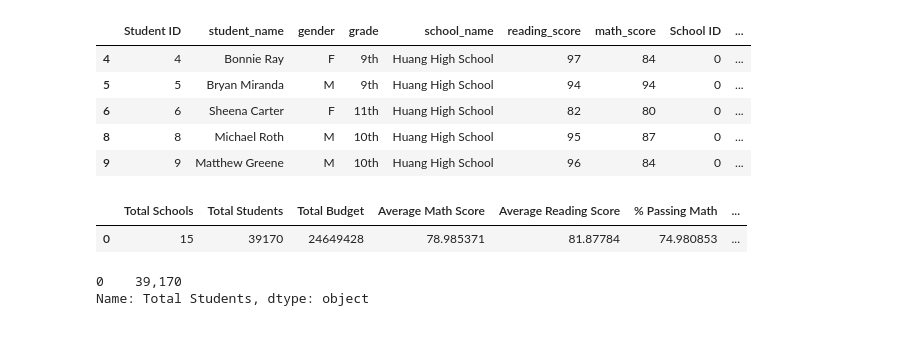
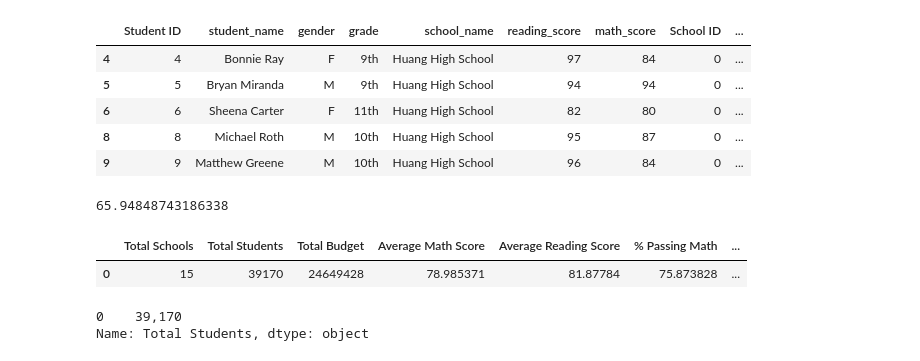
Before and after one commit to ashlemercer/School_District_Analysis, a Jupyter notebook: PyCitySchools_Challenge.ipynb, the cells around one changed output. Cells and saved outputs as stored; diff of their text form; code cells hidden in the pictures.

Commit message:
Step 4 in challenge.

```diff
--- a/PyCitySchools_Challenge.ipynb
+++ b/PyCitySchools_Challenge.ipynb
@@ -173,0 +205,6 @@ average_math_score
+# %%
+# STEP 2:
+
+# Subtract the number of Thomas High 9th Graders from Total Student Count
+new_total_student_count = student_count - Thomp_Total_9th
+print(new_total_student_count)
@@ -199,3 +238,16 @@ passing_math_count = passing_math["student_name"].count()
 
 # Calculate the number of students passing reading.
 passing_reading_count = passing_reading["student_name"].count()
+# %%
+# Deliverable 2
+
+# STEP 3: EXLUDES THOMAS HIGH 9TH GRADERS
+
+# Calculate NEW percent that passed math.
+new_passing_math_percentage = passing_math_count/(new_total_student_count) *100
+
+# Calculate NEW percent that passed reading.
+new_passing_reading_percentage = passing_reading_count/(new_total_student_count) *100
+
+print(new_passing_math_percentage)
+print(new_passing_reading_percentage)
@@ -217,27 +280,35 @@ passing_math_reading.head()
 | 6 | 6 | Sheena Carter | F | 11th | Huang High School | 82 | 80 | 0 | ... |
 | 8 | 8 | Michael Roth | M | 10th | Huang High School | 95 | 87 | 0 | ... |
 | 9 | 9 | Matthew Greene | M | 10th | Huang High School | 96 | 84 | 0 | ... |
+# %%
+# STEP 4:
+
+# Calculate new overall passing percentage with new total student count.
+new_overall_passing_percentage = overall_passing_math_reading_count / new_total_student_count*100
+new_overall_passing_percentage
+# %% [output]
+65.94848743186338
 # %%
 # Calculate the number of students who passed both math and reading.
-overall_passing_math_reading_count = passing_math_reading["student_name"].count()
+new_overall_passing_math_reading_count = passing_math_reading["student_name"].count()
 # %%
 # Calculate the overall passing percentage.
-overall_passing_percentage = overall_passing_math_reading_count / student_count * 100
+new_overall_passing_percentage = overall_passing_math_reading_count / student_count * 100
 # %%
 # Adding a list of values with keys to create a new DataFrame.
 district_summary_df = pd.DataFrame(
           [{"Total Schools": school_count,
           "Total Students": student_count,
           "Total Budget": total_budget,
           "Average Math Score": average_math_score,
           "Average Reading Score": average_reading_score,
-          "% Passing Math": passing_math_percentage,
+          "% Passing Math": new_passing_math_percentage,
          "% Passing Reading": passing_reading_percentage,
-        "% Overall Passing": overall_passing_percentage}])
+        "% Overall Passing": new_overall_passing_percentage}])
 district_summary_df
 # %% [output]
 |  | Total Schools | Total Students | Total Budget | Average Math Score | Average Reading Score | % Passing Math | ... |
-| 0 | 15 | 39170 | 24649428 | 78.985371 | 81.87784 | 74.980853 | ... |
+| 0 | 15 | 39170 | 24649428 | 78.985371 | 81.87784 | 75.873828 | ... |
 # %%
 # Format the "Total Students" to have the comma for a thousands separator.
 district_summary_df["Total Students"] = district_summary_df["Total Students"].map("{:,}".format)
```
Also changed, not shown: parts of 24 cells of this notebook.
